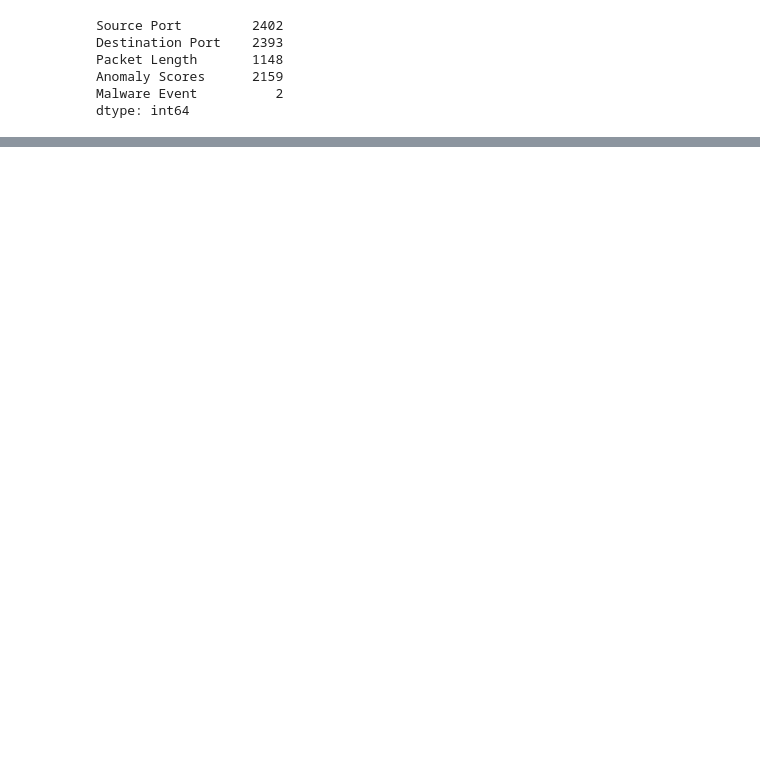
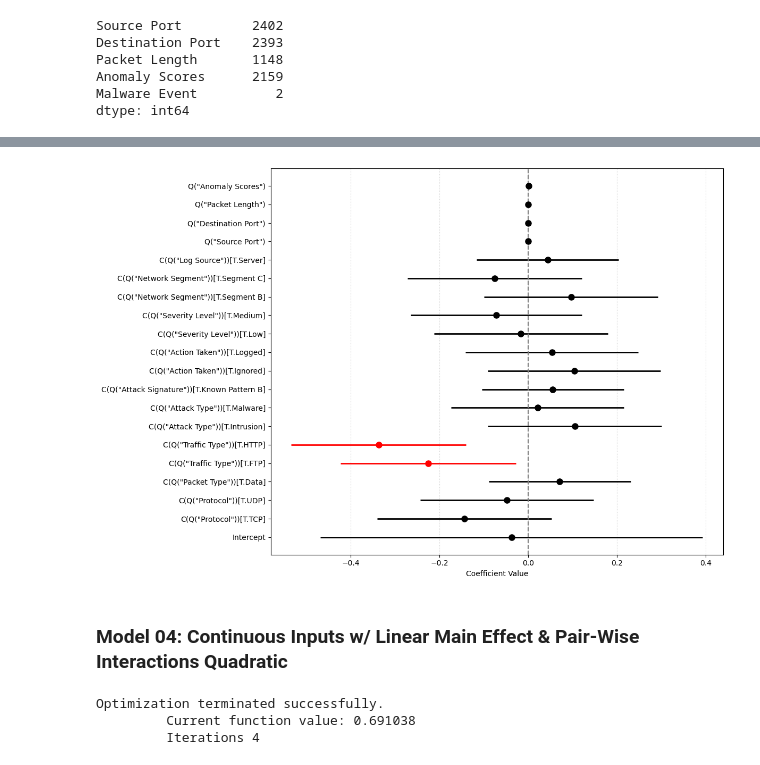
Before and after one commit to mytechnotalent/Reverse-Engineering-Data, a Jupyter notebook: 03-LR.ipynb, the cells around one changed output, grey strips where cells are left out. Cells and saved outputs as stored; diff of their text form; code cells hidden in the pictures; blank space fills up the shorter version.

```diff
--- a/03-LR.ipynb
+++ b/03-LR.ipynb
@@ -419,0 +604,14 @@ plt.show()
+# %%
+my_coefplot(model_03)
+# %% [output]
+[figure, added]
+# %% [markdown]
+### Model 04: Continuous Inputs w/ Linear Main Effect & Pair-Wise Interactions Quadratic
+# %%
+model_04 = smf.logit(formula=formula_list[4],
+                     data=df_clean). \
+                     fit()
+# %% [output]
+Optimization terminated successfully.
+         Current function value: 0.691038
+         Iterations 4
```
Also changed, not shown: parts of 147 cells of this notebook, 1 other file.
